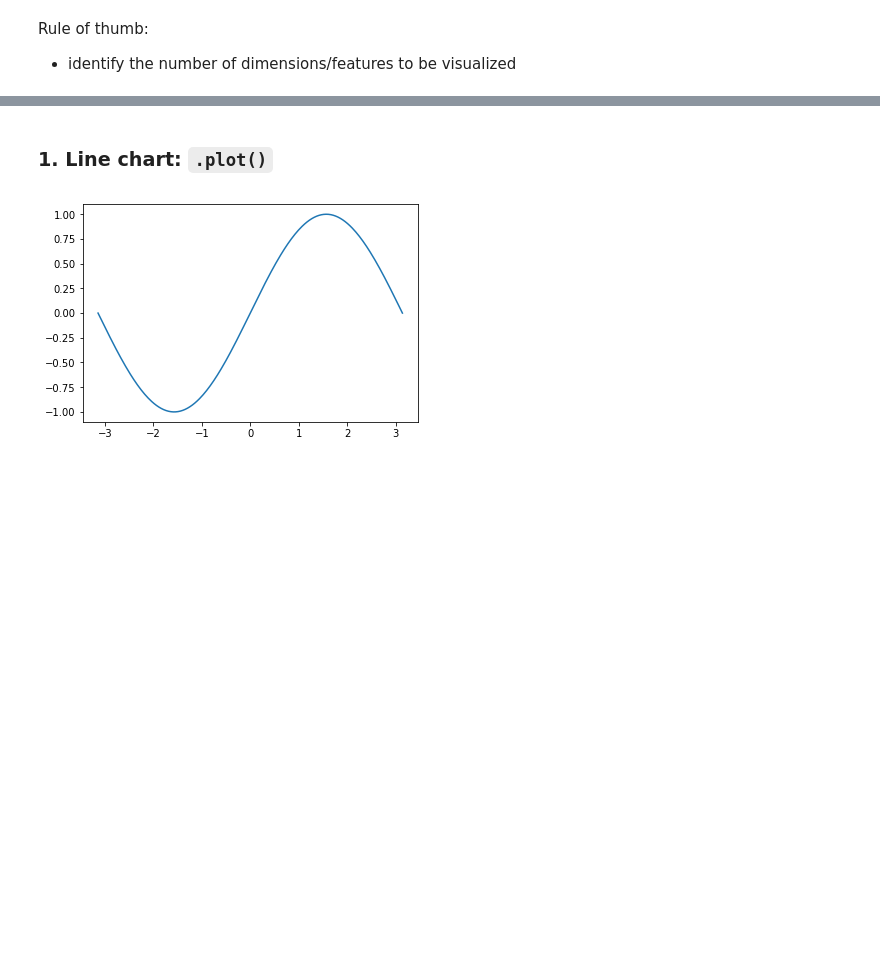
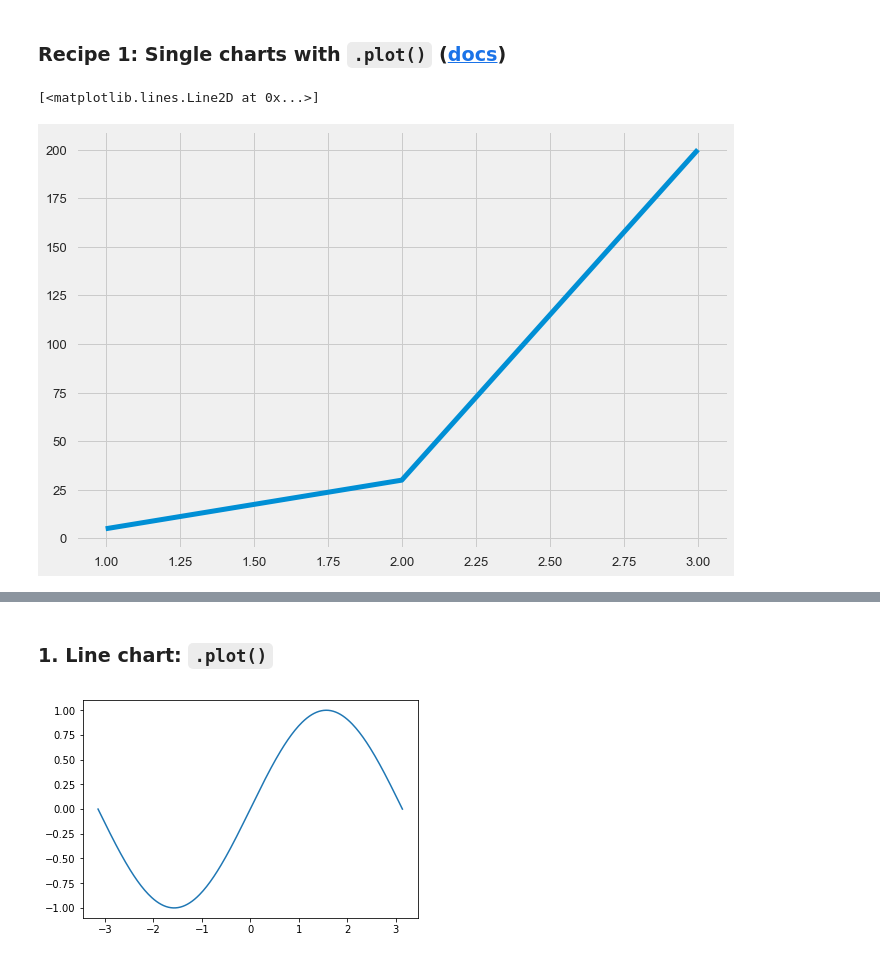
Before and after one commit to davified/matplotlib-tutorial, a Jupyter notebook: matplotlib-tutorial.ipynb, the cells around one changed output, grey strips where cells are left out. Saved outputs shown, nothing was run; the diff lists cells and outputs as text; code cells hidden in the pictures; blank space fills up the shorter version.

```diff
--- a/matplotlib-tutorial.ipynb
+++ b/matplotlib-tutorial.ipynb
@@ -29,3 +41,0 @@ That's all!
-# %% [markdown]
-Rule of thumb:
-- identify the number of dimensions/features to be visualized
@@ -36,0 +57,7 @@ import matplotlib.pyplot as plt
+# %% [markdown]
+### Recipe 1: Single charts with `.plot()` ([docs](http://matplotlib.org/api/pyplot_api.html#matplotlib.pyplot.plot))
+# %%
+plt.plot([1, 2, 3], [5, 30, 200])
+# %% [output]
+[<matplotlib.lines.Line2D at 0x...>]
+[figure, added]
```
Also changed, not shown: parts of 34 cells of this notebook, 3 other files.
